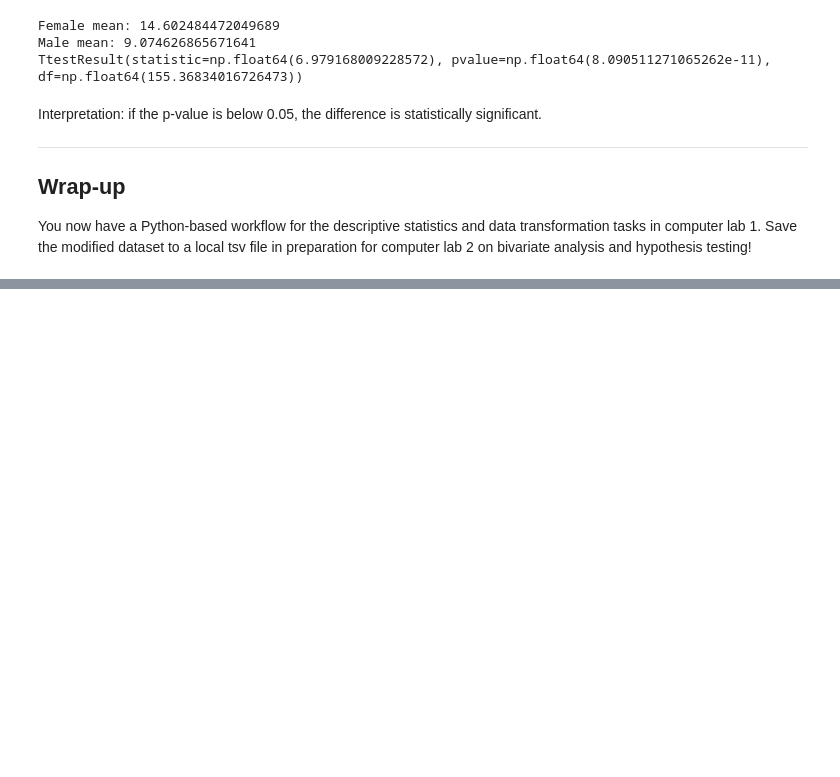
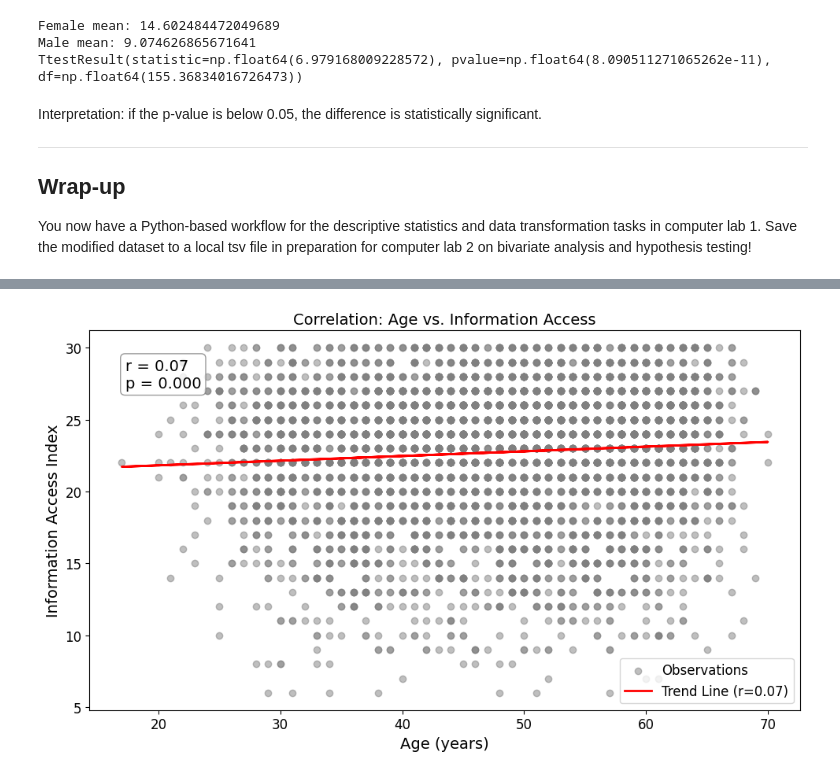
Before and after one commit to cca-cce/osm-comm, a Jupyter notebook: jnb/skpm20_labs.ipynb, the cells around one changed output, grey strips where cells are left out. Cells and saved outputs as stored; diff of their text form; code cells hidden in the pictures; blank space fills up the shorter version.

```diff
--- a/jnb/skpm20_labs.ipynb
+++ b/jnb/skpm20_labs.ipynb
@@ -525,0 +710,37 @@ df.to_csv('cod-260204.tsv', sep='\t', index=False)
+# %%
+import numpy as np
+from scipy import stats
+
+# 1. Prepare clean data (regression fails with NaNs)
+clean_data = sub.dropna(subset=["age_years", "infoaccess_index"])
+x = clean_data["age_years"]
+y = clean_data["infoaccess_index"]
+
+# 2. Calculate linear regression parameters
+slope, intercept, r_value, p_value, std_err = stats.linregress(x, y)
+
+plt.figure(figsize=(10, 6))
+
+# 3. Plot the scatter points
+plt.scatter(x, y, alpha=0.5, label="Observations", color="gray")
+
+# 4. Plot the trend line
+# We calculate y-values for the start and end of the x-axis
+line = slope * x + intercept
+plt.plot(x, line, color="red", linewidth=2, label=f"Trend Line (r={r_value:.2f})")
+
+# Formatting
+plt.xlabel("Age (years)")
+plt.ylabel("Information Access Index")
+plt.title("Correlation: Age vs. Information Access")
+
+# Optional: Add stats annotation to the plot for the lecture
+plt.annotate(f"r = {r_value:.2f}\np = {p_value:.3f}",
+             xy=(0.05, 0.85), xycoords='axes fraction',
+             bbox=dict(boxstyle="round", fc="white", ec="gray", alpha=0.8))
+
+plt.legend()
+plt.tight_layout()
+plt.show()
+# %% [output]
+[figure, added]
```
Also changed, not shown: parts of 51 cells of this notebook, 1 other file.
